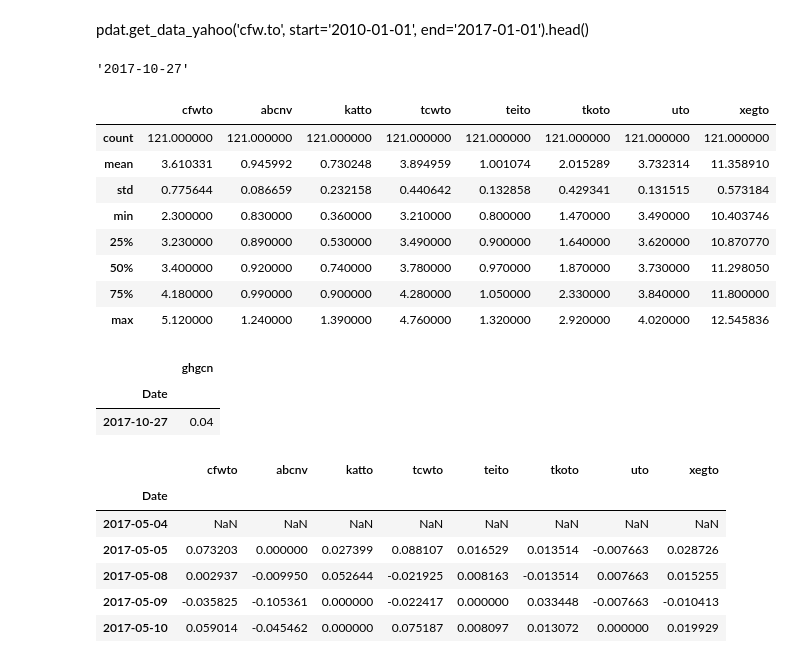
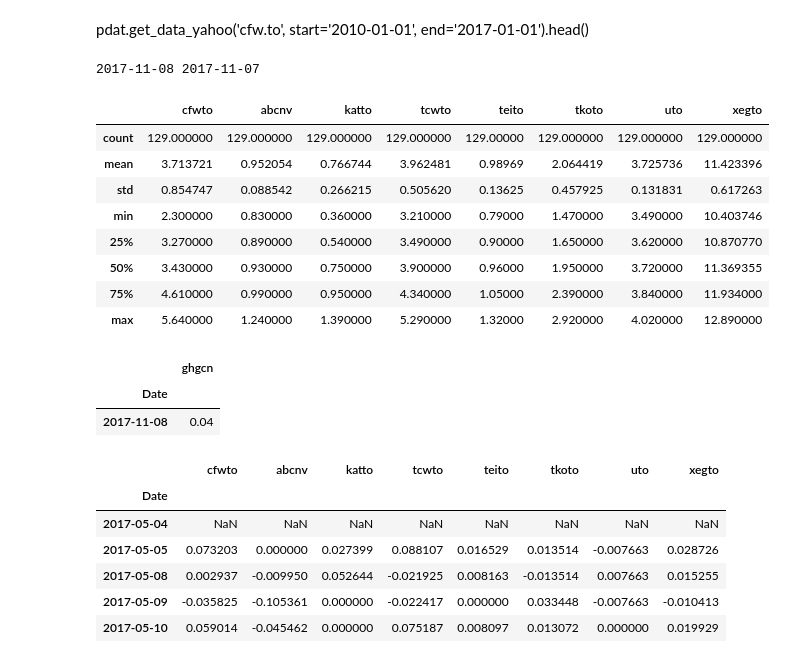
Before and after one commit to ARONDALTON/financal, a Jupyter notebook: Arons_investments.ipynb, the cells around one changed output. Cells and saved outputs as stored; diff of their text form; code cells hidden in the pictures.

```diff
--- a/Arons_investments.ipynb
+++ b/Arons_investments.ipynb
@@ -5,30 +7,36 @@ import pandas_datareader as pdat
 # %% [markdown]
 pdat.get_data_yahoo('cfw.to', start='2010-01-01', end='2017-01-01').head()
 # %%
-today=dt.datetime.now().date().strftime('%Y-%m-%d')
-today
+today=dt.datetime.now()
+yesterday=today-dt.timedelta(days=1)
+today_date=today.date().strftime('%Y-%m-%d')
+yesterday_date=yesterday.date().strftime('%Y-%m-%d')
+print(today_date,yesterday_date )
 # %% [output]
-'2017-10-27'
+2017-11-08 2017-11-07
+# %%
+#enddate= today_date
+enddate=yesterday_date
 # %%
-data = ffn.get(['cfw.to','abcn.v','kat.to','tcw.to','tei.to','tko.to','u.to','xeg.to'], start='2016-01-01', end=today)
+data = ffn.get(['cfw.to','abcn.v','kat.to','tcw.to','tei.to','tko.to','u.to','xeg.to'], start='2016-01-01', end=enddate)
 data.describe()#.tail()
 # %% [output]
 |  | cfwto | abcnv | katto | tcwto | teito | tkoto | uto | xegto |
-| count | 121.000000 | 121.000000 | 121.000000 | 121.000000 | 121.000000 | 121.000000 | 121.000000 | 121.000000 |
-| mean | 3.610331 | 0.945992 | 0.730248 | 3.894959 | 1.001074 | 2.015289 | 3.732314 | 11.358910 |
-| std | 0.775644 | 0.086659 | 0.232158 | 0.440642 | 0.132858 | 0.429341 | 0.131515 | 0.573184 |
-| min | 2.300000 | 0.830000 | 0.360000 | 3.210000 | 0.800000 | 1.470000 | 3.490000 | 10.403746 |
-| 25% | 3.230000 | 0.890000 | 0.530000 | 3.490000 | 0.900000 | 1.640000 | 3.620000 | 10.870770 |
-| 50% | 3.400000 | 0.920000 | 0.740000 | 3.780000 | 0.970000 | 1.870000 | 3.730000 | 11.298050 |
-| 75% | 4.180000 | 0.990000 | 0.900000 | 4.280000 | 1.050000 | 2.330000 | 3.840000 | 11.800000 |
-| max | 5.120000 | 1.240000 | 1.390000 | 4.760000 | 1.320000 | 2.920000 | 4.020000 | 12.545836 |
+| count | 129.000000 | 129.000000 | 129.000000 | 129.000000 | 129.00000 | 129.000000 | 129.000000 | 129.000000 |
+| mean | 3.713721 | 0.952054 | 0.766744 | 3.962481 | 0.98969 | 2.064419 | 3.725736 | 11.423396 |
+| std | 0.854747 | 0.088542 | 0.266215 | 0.505620 | 0.13625 | 0.457925 | 0.131831 | 0.617263 |
+| min | 2.300000 | 0.830000 | 0.360000 | 3.210000 | 0.79000 | 1.470000 | 3.490000 | 10.403746 |
+| 25% | 3.270000 | 0.890000 | 0.540000 | 3.490000 | 0.90000 | 1.650000 | 3.620000 | 10.870770 |
+| 50% | 3.430000 | 0.930000 | 0.750000 | 3.900000 | 0.96000 | 1.950000 | 3.720000 | 11.369355 |
+| 75% | 4.610000 | 0.990000 | 0.950000 | 4.340000 | 1.05000 | 2.390000 | 3.840000 | 11.934000 |
+| max | 5.640000 | 1.240000 | 1.390000 | 5.290000 | 1.32000 | 2.920000 | 4.020000 | 12.890000 |
 # %%
 data1 = ffn.get(['ghg.cn'], start='2016-01-01', end=today)
 data1#.tail()
 # %% [output]
 |  | ghgcn |
 | Date |  |
-| 2017-10-27 | 0.04 |
+| 2017-11-08 | 0.04 |
 # %%
 returns = data.to_log_returns()#.dropna()
 returns.head()
```
Also changed, not shown: parts of 17 cells of this notebook.
